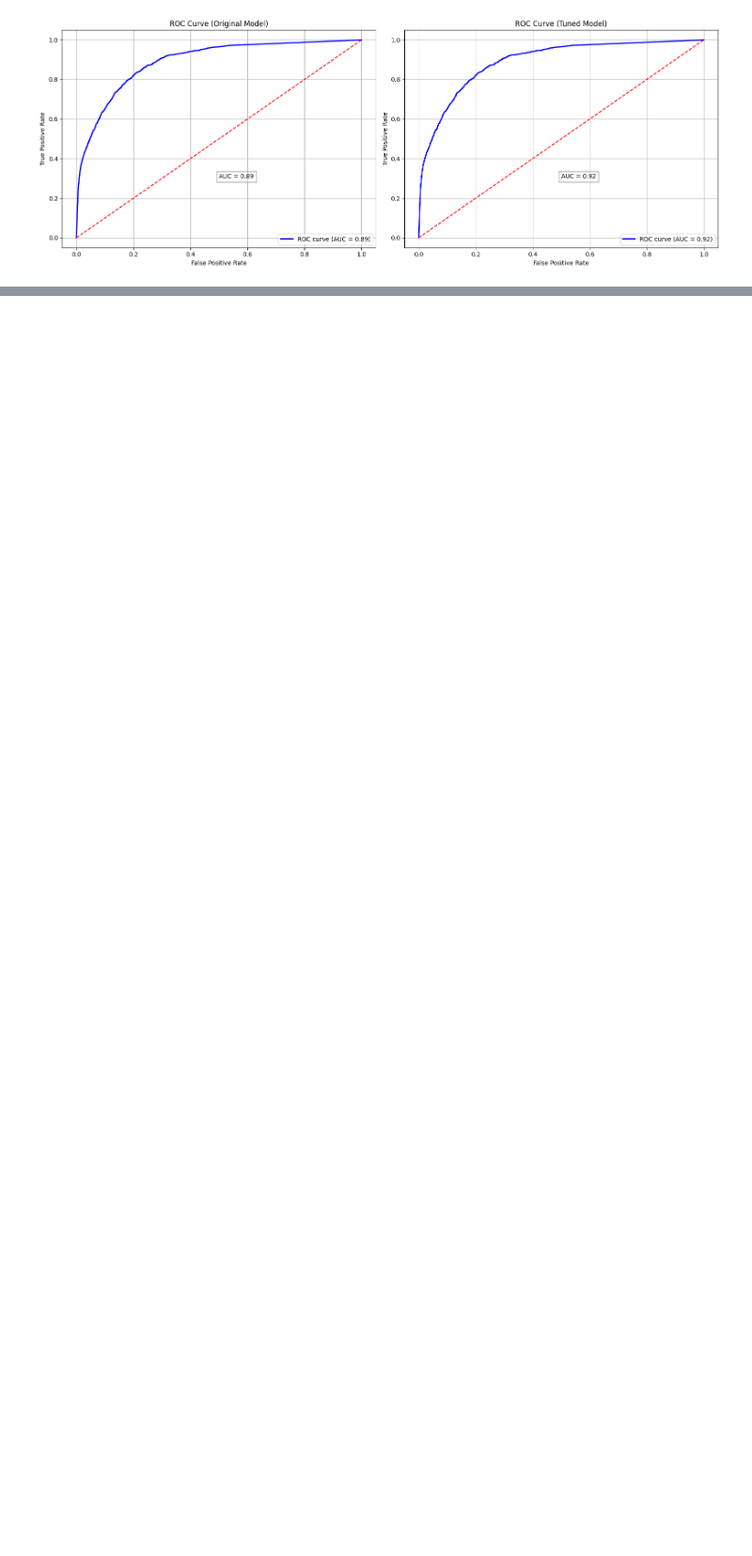
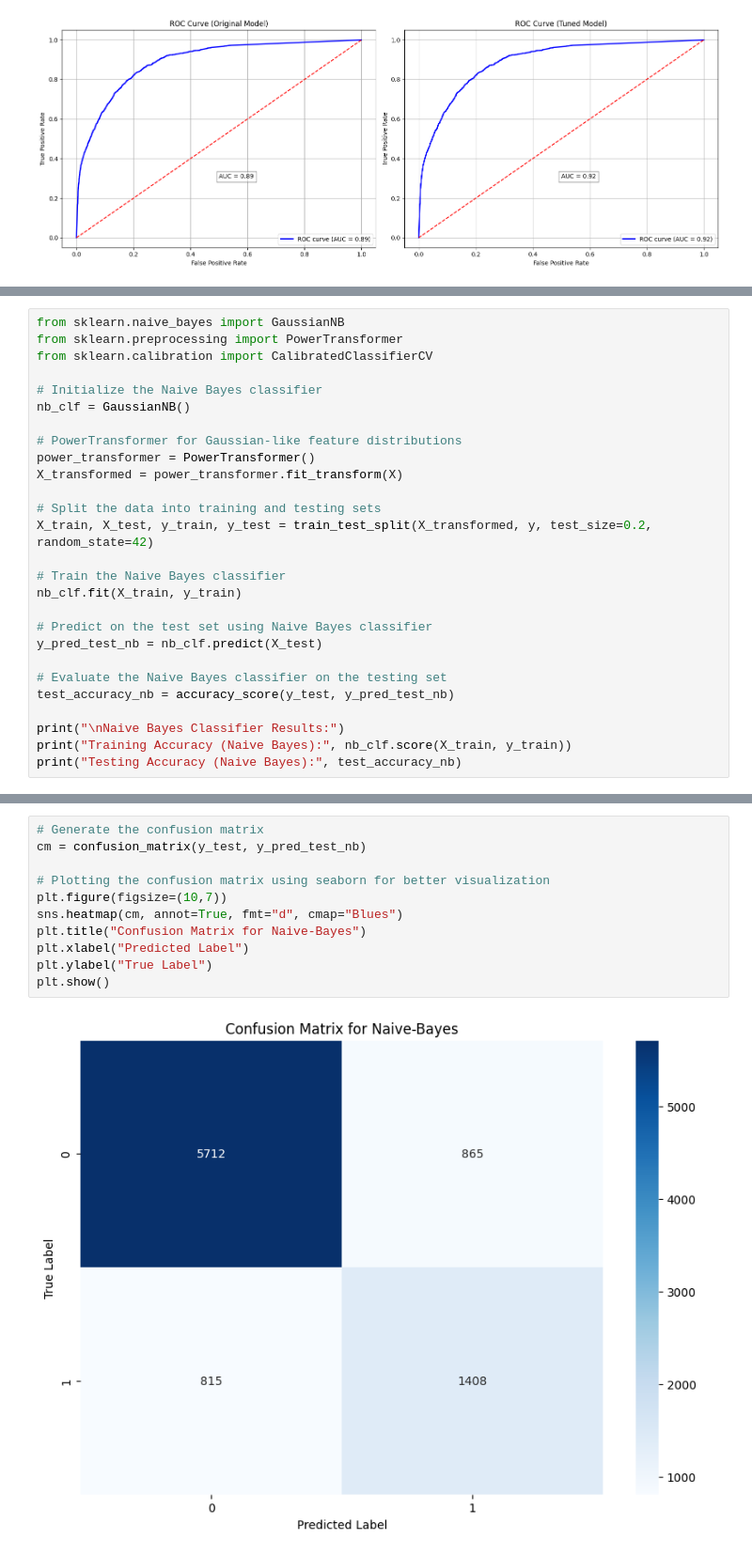
Before and after one commit to SandinMaheeshakya/ML-Income-Prediction-System, a Jupyter notebook: Clasification Models and Evaluation.ipynb, the cells around one changed output, grey strips where cells are left out. Shown at 94% size. Saved outputs shown, nothing was run; the diff lists cells and outputs as text; blank space fills up the shorter version.

Commit message:
Created Naive-Bayes Model and Evaluate it

```diff
--- a/Clasification Models and Evaluation.ipynb
+++ b/Clasification Models and Evaluation.ipynb
@@ -579,0 +582,27 @@ plt.show()
+# %%
+from sklearn.naive_bayes import GaussianNB
+from sklearn.preprocessing import PowerTransformer
+from sklearn.calibration import CalibratedClassifierCV
+
+# Initialize the Naive Bayes classifier
+nb_clf = GaussianNB()
+
+# PowerTransformer for Gaussian-like feature distributions
+power_transformer = PowerTransformer()
+X_transformed = power_transformer.fit_transform(X)
+
+# Split the data into training and testing sets
+X_train, X_test, y_train, y_test = train_test_split(X_transformed, y, test_size=0.2, random_state=42)
+
+# Train the Naive Bayes classifier
+nb_clf.fit(X_train, y_train)
+
+# Predict on the test set using Naive Bayes classifier
+y_pred_test_nb = nb_clf.predict(X_test)
+
+# Evaluate the Naive Bayes classifier on the testing set
+test_accuracy_nb = accuracy_score(y_test, y_pred_test_nb)
+
+print("\nNaive Bayes Classifier Results:")
+print("Training Accuracy (Naive Bayes):", nb_clf.score(X_train, y_train))
+print("Testing Accuracy (Naive Bayes):", test_accuracy_nb)
@@ -579,0 +637,13 @@ plt.show()
+# %%
+# Generate the confusion matrix
+cm = confusion_matrix(y_test, y_pred_test_nb)
+
+# Plotting the confusion matrix using seaborn for better visualization
+plt.figure(figsize=(10,7))
+sns.heatmap(cm, annot=True, fmt="d", cmap="Blues")
+plt.title("Confusion Matrix for Naive-Bayes")
+plt.xlabel("Predicted Label")
+plt.ylabel("True Label")
+plt.show()
+# %% [output]
+[figure, added]
```
Also changed, not shown: parts of 14 cells of this notebook, 1 other file.
